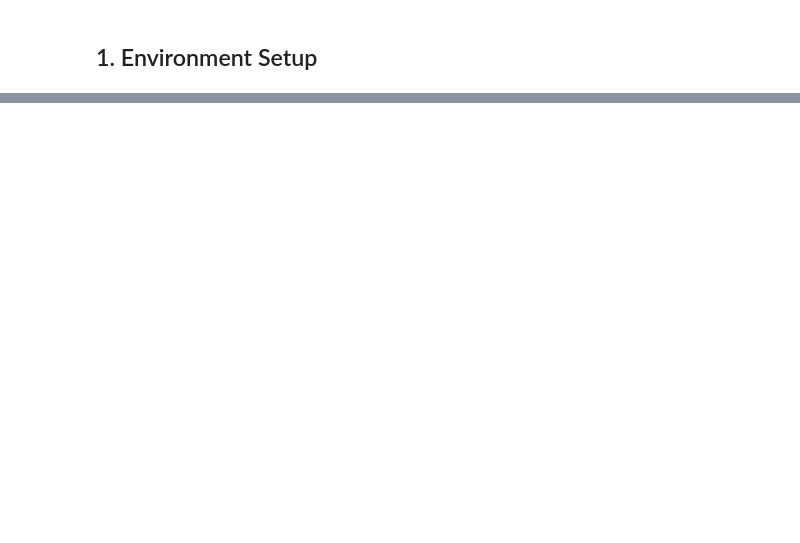
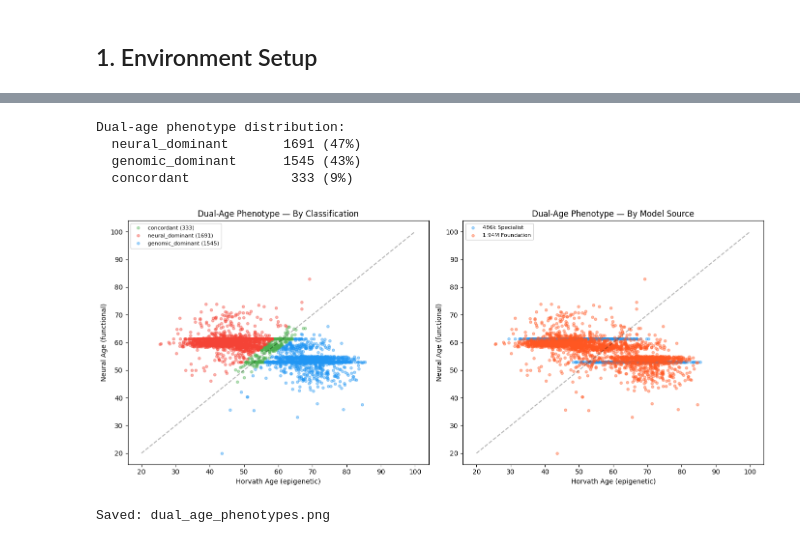
Before and after one commit to alaaaldeen1994/is-chrp-v26-zenith, a Jupyter notebook: training/Zenith_v31_neural_cardiac_Training.ipynb, the cells around one changed output, grey strips where cells are left out. Drawn from its saved outputs; the diff is of its cells as text; code cells hidden in the pictures; blank space fills up the shorter version.

```diff
--- a/training/Zenith_v31_neural_cardiac_Training.ipynb
+++ b/training/Zenith_v31_neural_cardiac_Training.ipynb
@@ -339,0 +1062,61 @@ app.include_router(neural_router)
+# %%
+# Simulate dual-age comparison
+# In production, replace simulated Horvath ages with real methylation data
+np.random.seed(42)
+horvath_ages = y + np.random.normal(0, 5, len(y))  # simulated Horvath
+neural_ages = y_pred  # from our clock
+
+dual_gaps = neural_ages - horvath_ages
+phenotypes = []
+for gap in dual_gaps:
+    if abs(gap) < 3:
+        phenotypes.append('concordant')
+    elif gap > 3:
+        phenotypes.append('neural_dominant')
+    else:
+        phenotypes.append('genomic_dominant')
+
+from collections import Counter
+print("Dual-age phenotype distribution:")
+for ph, count in Counter(phenotypes).most_common():
+    print(f"  {ph:20s} {count:5d} ({count/len(phenotypes)*100:.0f}%)")
+
+# Color by source model
+fig, axes = plt.subplots(1, 2, figsize=(14, 6))
+
+# Left: by phenotype
+ph_colors = {'concordant': '#4CAF50', 'neural_dominant': '#F44336', 'genomic_dominant': '#2196F3'}
+for ph in ph_colors:
+    mask = np.array(phenotypes) == ph
+    axes[0].scatter(horvath_ages[mask], neural_ages[mask], alpha=0.4, s=15,
+              c=ph_colors[ph], label=f'{ph} ({mask.sum()})')
+axes[0].plot([20, 100], [20, 100], 'k--', alpha=0.3)
+axes[0].set_xlabel('Horvath Age (epigenetic)')
+axes[0].set_ylabel('Neural Age (functional)')
+axes[0].set_title('Dual-Age Phenotype — By Classification')
+axes[0].legend(fontsize=8)
+
+# Right: by model source
+for src, color in colors.items():
+    mask = sources == src
+    if mask.sum() > 0:
+        n_label = '486k Specialist' if '486k' in src else '1.94M Foundation'
+        axes[1].scatter(horvath_ages[mask], neural_ages[mask], alpha=0.4, s=15,
+                  c=color, label=n_label)
+axes[1].plot([20, 100], [20, 100], 'k--', alpha=0.3)
+axes[1].set_xlabel('Horvath Age (epigenetic)')
+axes[1].set_ylabel('Neural Age (functional)')
+axes[1].set_title('Dual-Age Phenotype — By Model Source')
+axes[1].legend(fontsize=8)
+
+plt.tight_layout()
+plt.savefig('dual_age_phenotypes.png', dpi=150)
+plt.show()
+print("Saved: dual_age_phenotypes.png")
+# %% [output]
+Dual-age phenotype distribution:
+  neural_dominant       1691 (47%)
+  genomic_dominant      1545 (43%)
+  concordant             333 (9%)
+[figure, added]
+Saved: dual_age_phenotypes.png
```
Also changed, not shown: parts of 45 cells of this notebook, 11 other files.
